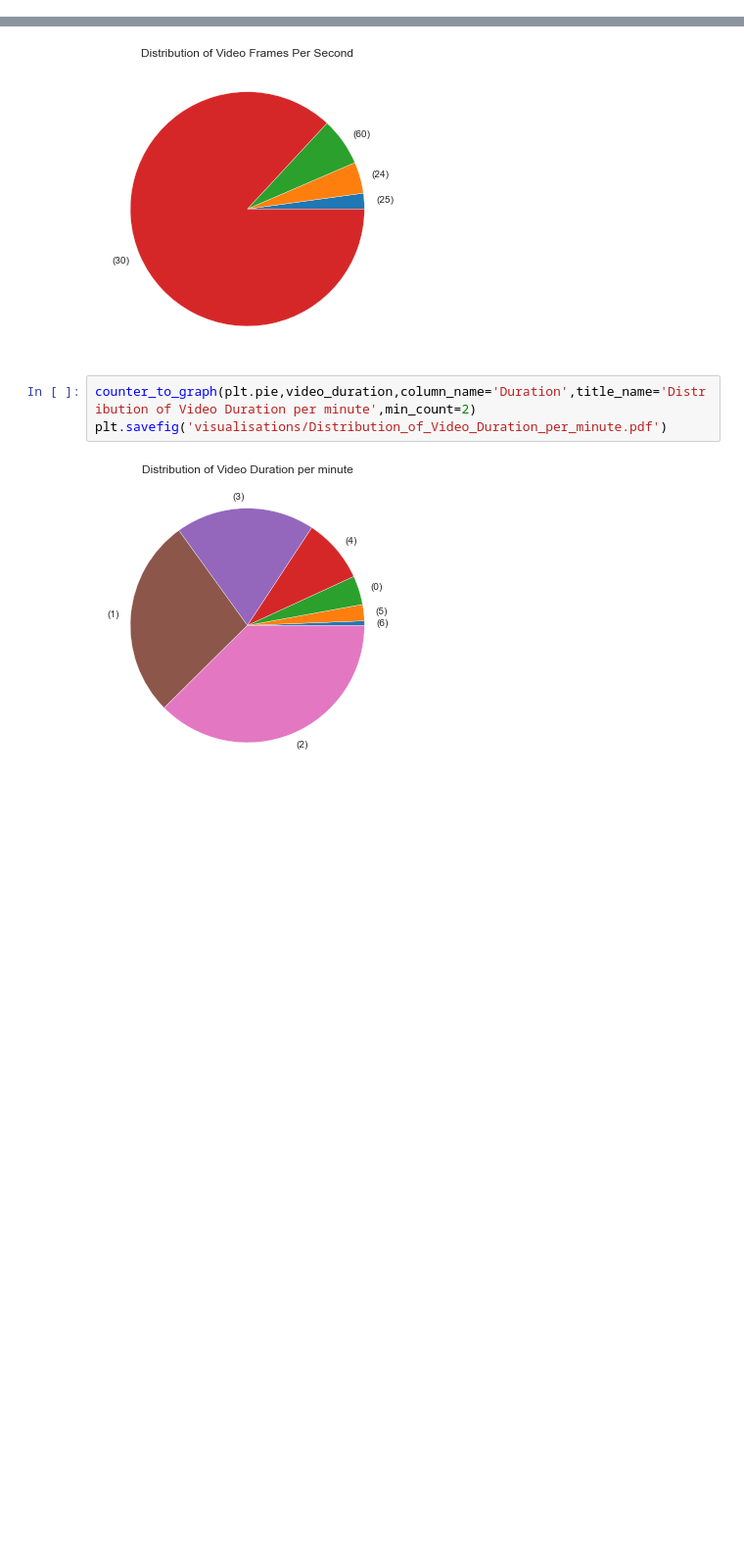
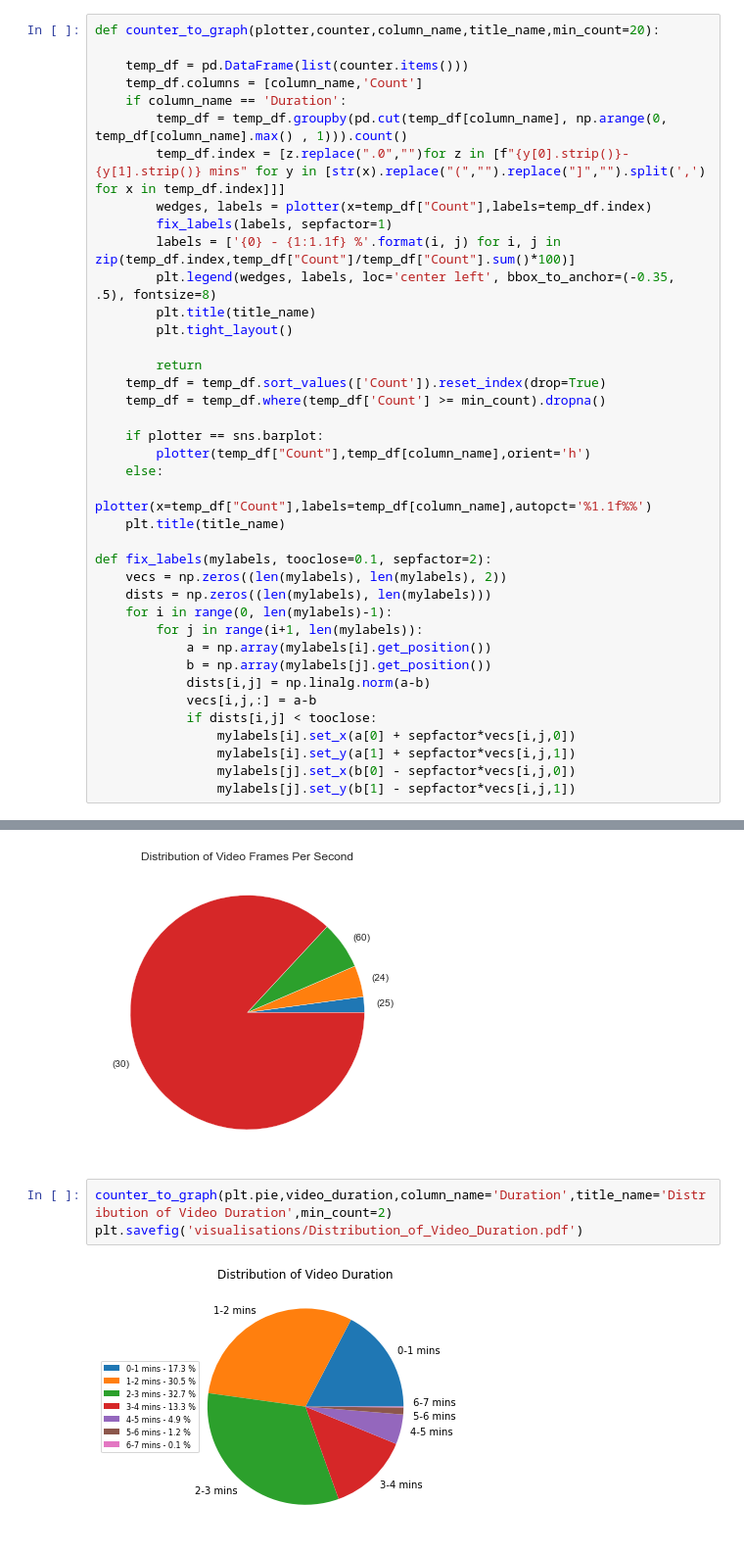
Before and after one commit to Cawinchan/opensea_data_extractor, a Jupyter notebook: data_visualisation.ipynb, the cells around one changed output, grey strips where cells are left out. Shown at 98% size. Drawn from its saved outputs; the diff is of its cells as text; blank space fills up the shorter version.

Commit message:
update pie chart

```diff
--- a/data_visualisation.ipynb
+++ b/data_visualisation.ipynb
@@ -274,3 +244,42 @@ def counter_to_graph(plotter,counter,column_name,title_name,min_count=20):
+# %%
+def counter_to_graph(plotter,counter,column_name,title_name,min_count=20):
+
+    temp_df = pd.DataFrame(list(counter.items()))
+    temp_df.columns = [column_name,'Count']
+    if column_name == 'Duration':
+        temp_df = temp_df.groupby(pd.cut(temp_df[column_name], np.arange(0, temp_df[column_name].max() , 1))).count()
+        temp_df.index = [z.replace(".0","")for z in [f"{y[0].strip()}-{y[1].strip()} mins" for y in [str(x).replace("(","").replace("]","").split(',') for x in temp_df.index]]]
+        wedges, labels = plotter(x=temp_df["Count"],labels=temp_df.index)
+        fix_labels(labels, sepfactor=1)
+        labels = ['{0} - {1:1.1f} %'.format(i, j) for i, j in zip(temp_df.index,temp_df["Count"]/temp_df["Count"].sum()*100)]
+        plt.legend(wedges, labels, loc='center left', bbox_to_anchor=(-0.35, .5), fontsize=8)
+        plt.title(title_name)
+        plt.tight_layout()
+
+        return
+    temp_df = temp_df.sort_values(['Count']).reset_index(drop=True)
+    temp_df = temp_df.where(temp_df['Count'] >= min_count).dropna()
+
+    if plotter == sns.barplot:
+        plotter(temp_df["Count"],temp_df[column_name],orient='h')
+    else:
+        plotter(x=temp_df["Count"],labels=temp_df[column_name],autopct='%1.1f%%')
+    plt.title(title_name)
+
+def fix_labels(mylabels, tooclose=0.1, sepfactor=2):
+    vecs = np.zeros((len(mylabels), len(mylabels), 2))
+    dists = np.zeros((len(mylabels), len(mylabels)))
+    for i in range(0, len(mylabels)-1):
+        for j in range(i+1, len(mylabels)):
+            a = np.array(mylabels[i].get_position())
+            b = np.array(mylabels[j].get_position())
+            dists[i,j] = np.linalg.norm(a-b)
+            vecs[i,j,:] = a-b
+            if dists[i,j] < tooclose:
+                mylabels[i].set_x(a[0] + sepfactor*vecs[i,j,0])
+                mylabels[i].set_y(a[1] + sepfactor*vecs[i,j,1])
+                mylabels[j].set_x(b[0] - sepfactor*vecs[i,j,0])
+                mylabels[j].set_y(b[1] - sepfactor*vecs[i,j,1])
 # %%
 counter_to_graph(sns.barplot,image_resolution,column_name='Resolution',title_name='Distribution of Image Resolution',min_count=20)
 plt.savefig('visualisations/Distribution_of_Image_Resolution.pdf')
@@ -287,7 +296,7 @@ plt.savefig('visualisations/Distribution_of_Video_Frames_Per_Second.pdf')
 # %% [output]
 [figure]
 # %%
-counter_to_graph(plt.pie,video_duration,column_name='Duration',title_name='Distribution of Video Duration per minute',min_count=2)
-plt.savefig('visualisations/Distribution_of_Video_Duration_per_minute.pdf')
+counter_to_graph(plt.pie,video_duration,column_name='Duration',title_name='Distribution of Video Duration',min_count=2)
+plt.savefig('visualisations/Distribution_of_Video_Duration.pdf')
 # %% [output]
-[figure, old version]
+[figure, new version]
```
Also changed, not shown: parts of 21 cells of this notebook, 7 other files.
